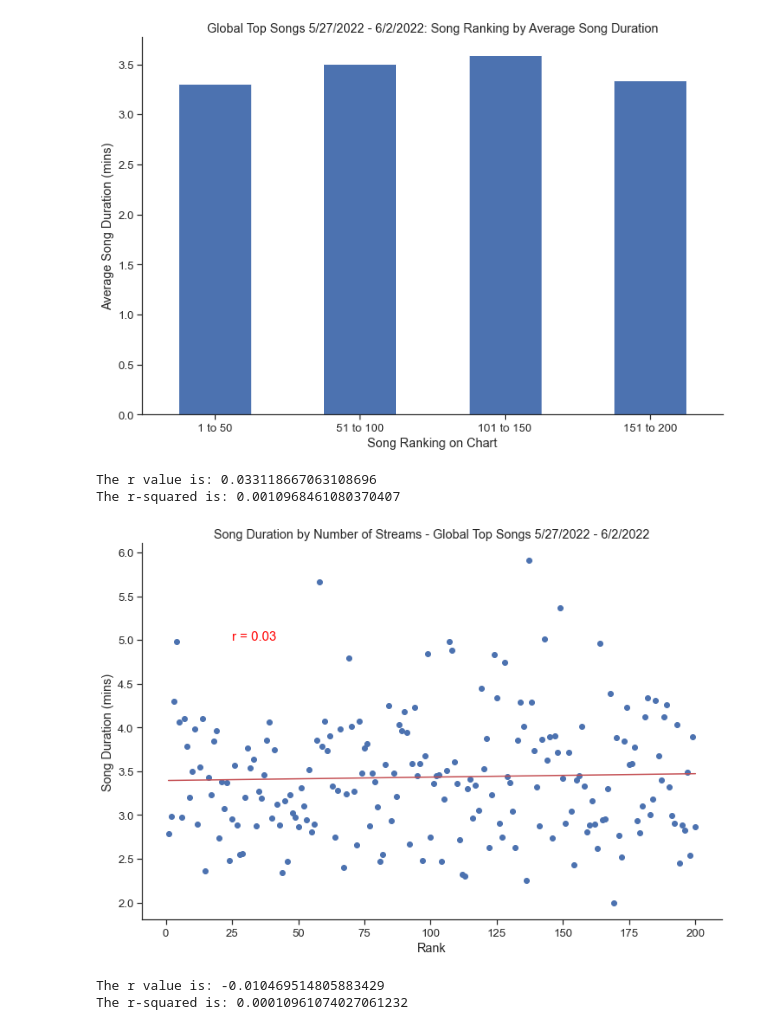
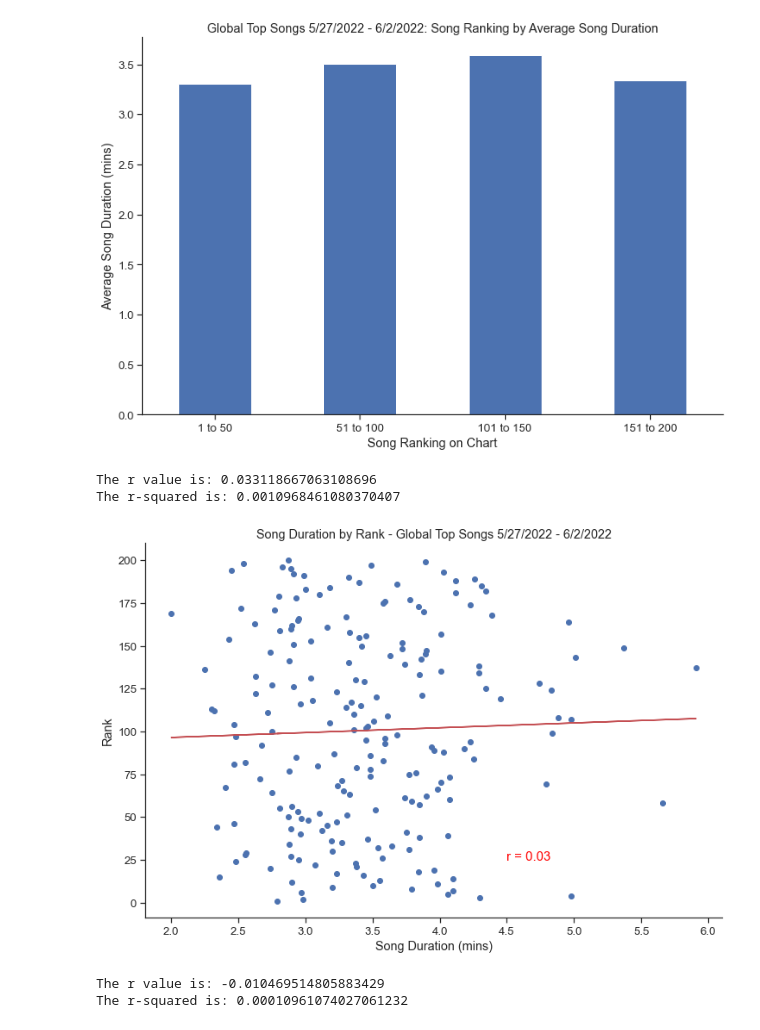
Before and after one commit to mbruns13/project_1_spotify, a Jupyter notebook: song_duration.ipynb, the cells around one changed output. Saved outputs shown, nothing was run; the diff lists cells and outputs as text; code cells hidden in the pictures.

Commit message:
updating song_duration and readme

```diff
--- a/song_duration.ipynb
+++ b/song_duration.ipynb
@@ -357,32 +357,32 @@ plt.show()
 # %% [output]
 [figure]
 # %%
-xvalues =full_track_data["rank"]
-yvalues = full_track_data["duration_mins"]
+xvalues = full_track_data["duration_mins"]
+yvalues = full_track_data["rank"]
 
 (slope, intercept, rvalue, pvalue, stderr) = linregress(xvalues, yvalues)
 regress_values = xvalues * slope + intercept
 line_eq = "y = " + str(round(slope,2)) + "x + " + str(round(intercept,2))
 plt.scatter(xvalues, yvalues, c="b")
 plt.plot(xvalues,regress_values,"r-")
 #turn off scientific notation in axis
 plt.ticklabel_format(style='plain')
 # Set a Title and labels
-plt.title("Song Duration by Number of Streams - Global Top Songs 5/27/2022 - 6/2/2022")
-plt.xlabel("Rank")
-plt.ylabel("Song Duration (mins)")
+plt.title("Song Duration by Rank - Global Top Songs 5/27/2022 - 6/2/2022")
+plt.xlabel("Song Duration (mins)")
+plt.ylabel("Rank")
 #adding r value to the scatter plot
-plt.annotate(f"r = {np.round(rvalue,decimals=2)}",(25,5),fontsize=15,color="red")
+plt.annotate(f"r = {np.round(rvalue,decimals=2)}",(4.5,25),fontsize=15,color="red")
 print(f"The r value is: {rvalue}")
 print(f"The r-squared is: {rvalue**2}")
 
 #save as png
-plt.savefig("images/rank_duration.png")
+plt.savefig("images/duration_rank.png")
 plt.show()
 # %% [output]
 The r value is: 0.033118667063108696
 The r-squared is: 0.0010968461080370407
-[figure, old version]
+[figure, new version]
 # %%
 xvalues =full_track_data["duration_mins"]
 yvalues = full_track_data["streams"]
```
Also changed, not shown: parts of 10 cells of this notebook, 4 other files.
